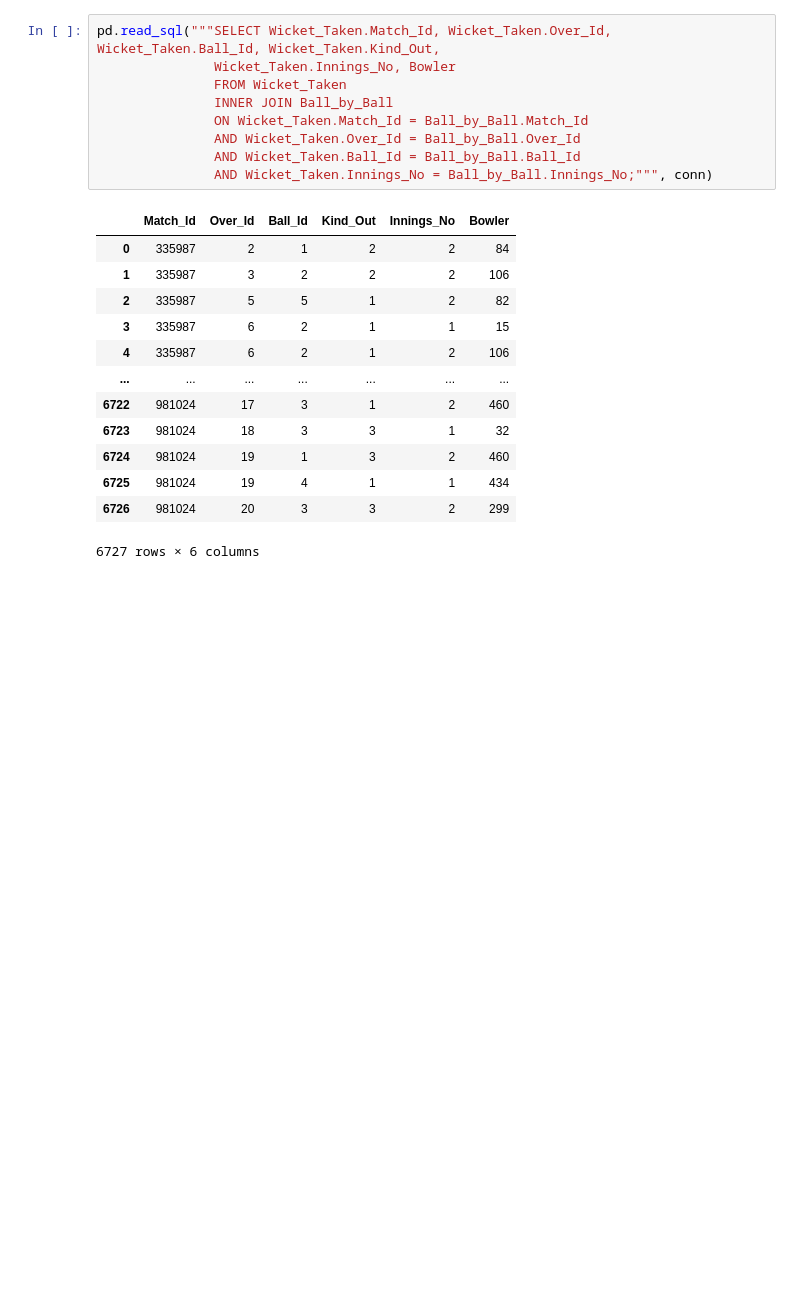
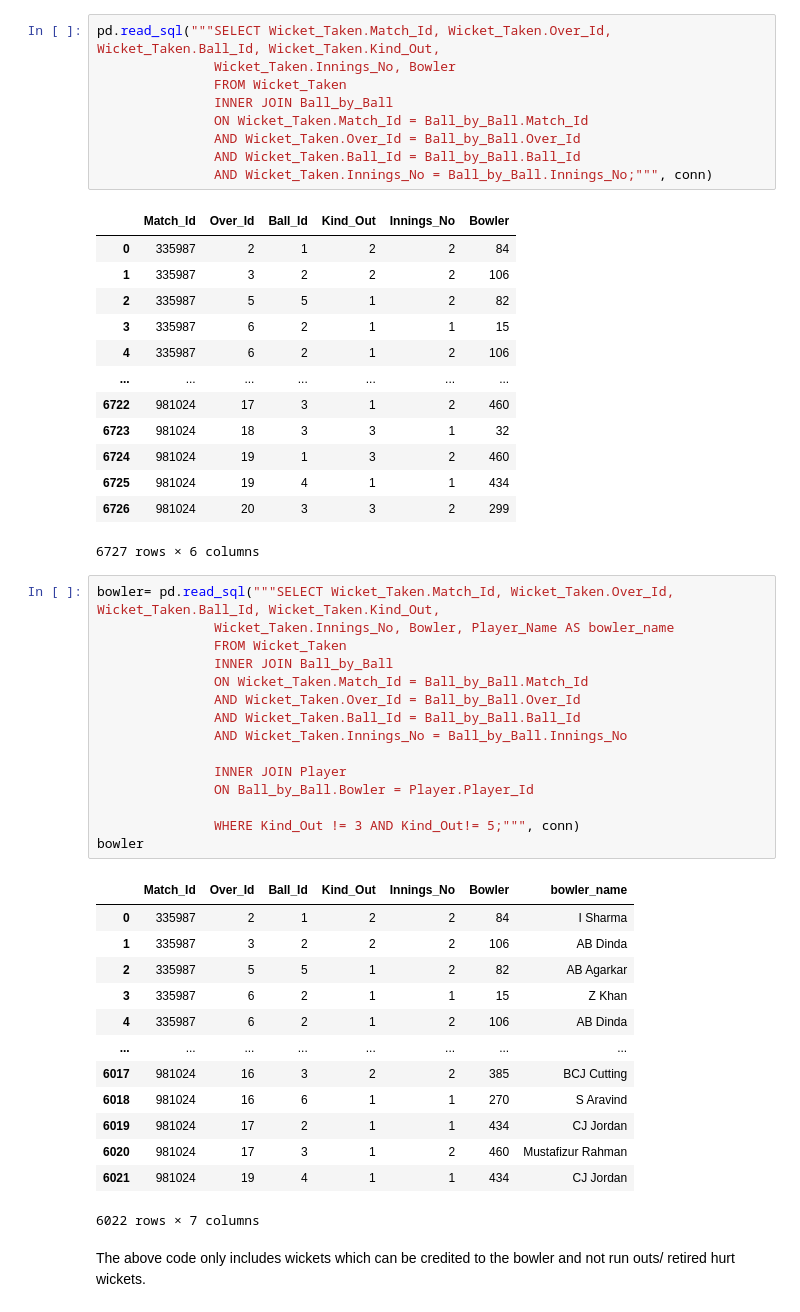
Before and after one commit to crypticrk/IPL-Data-Analysis, a Jupyter notebook: IPL Data Analysis.ipynb, the cells around one changed output. Saved outputs shown, nothing was run; the diff lists cells and outputs as text; blank space fills up the shorter version.

```diff
--- a/IPL Data Analysis.ipynb
+++ b/IPL Data Analysis.ipynb
@@ -830,3 +830,34 @@ pd.read_sql("""SELECT Wicket_Taken.Match_Id, Wicket_Taken.Over_Id, Wicket_Taken.
 | 6725 | 981024 | 19 | 4 | 1 | 1 | 434 |
 | 6726 | 981024 | 20 | 3 | 3 | 2 | 299 |
 6727 rows × 6 columns
+# %%
+bowler= pd.read_sql("""SELECT Wicket_Taken.Match_Id, Wicket_Taken.Over_Id, Wicket_Taken.Ball_Id, Wicket_Taken.Kind_Out,
+               Wicket_Taken.Innings_No, Bowler, Player_Name AS bowler_name
+               FROM Wicket_Taken
+               INNER JOIN Ball_by_Ball
+               ON Wicket_Taken.Match_Id = Ball_by_Ball.Match_Id
+               AND Wicket_Taken.Over_Id = Ball_by_Ball.Over_Id
+               AND Wicket_Taken.Ball_Id = Ball_by_Ball.Ball_Id
+               AND Wicket_Taken.Innings_No = Ball_by_Ball.Innings_No
+
+               INNER JOIN Player
+               ON Ball_by_Ball.Bowler = Player.Player_Id
+
+               WHERE Kind_Out != 3 AND Kind_Out!= 5;""", conn)
+bowler
+# %% [output]
+|  | Match_Id | Over_Id | Ball_Id | Kind_Out | Innings_No | Bowler | bowler_name |
+| 0 | 335987 | 2 | 1 | 2 | 2 | 84 | I Sharma |
+| 1 | 335987 | 3 | 2 | 2 | 2 | 106 | AB Dinda |
+| 2 | 335987 | 5 | 5 | 1 | 2 | 82 | AB Agarkar |
+| 3 | 335987 | 6 | 2 | 1 | 1 | 15 | Z Khan |
+| 4 | 335987 | 6 | 2 | 1 | 2 | 106 | AB Dinda |
+| ... | ... | ... | ... | ... | ... | ... | ... |
+| 6017 | 981024 | 16 | 3 | 2 | 2 | 385 | BCJ Cutting |
+| 6018 | 981024 | 16 | 6 | 1 | 1 | 270 | S Aravind |
+| 6019 | 981024 | 17 | 2 | 1 | 1 | 434 | CJ Jordan |
+| 6020 | 981024 | 17 | 3 | 1 | 2 | 460 | Mustafizur Rahman |
+| 6021 | 981024 | 19 | 4 | 1 | 1 | 434 | CJ Jordan |
+6022 rows × 7 columns
+# %% [markdown]
+The above code only includes wickets which can be credited to the bowler and not run outs/ retired hurt wickets.
```
Also changed, not shown: parts of 4 cells of this notebook.
